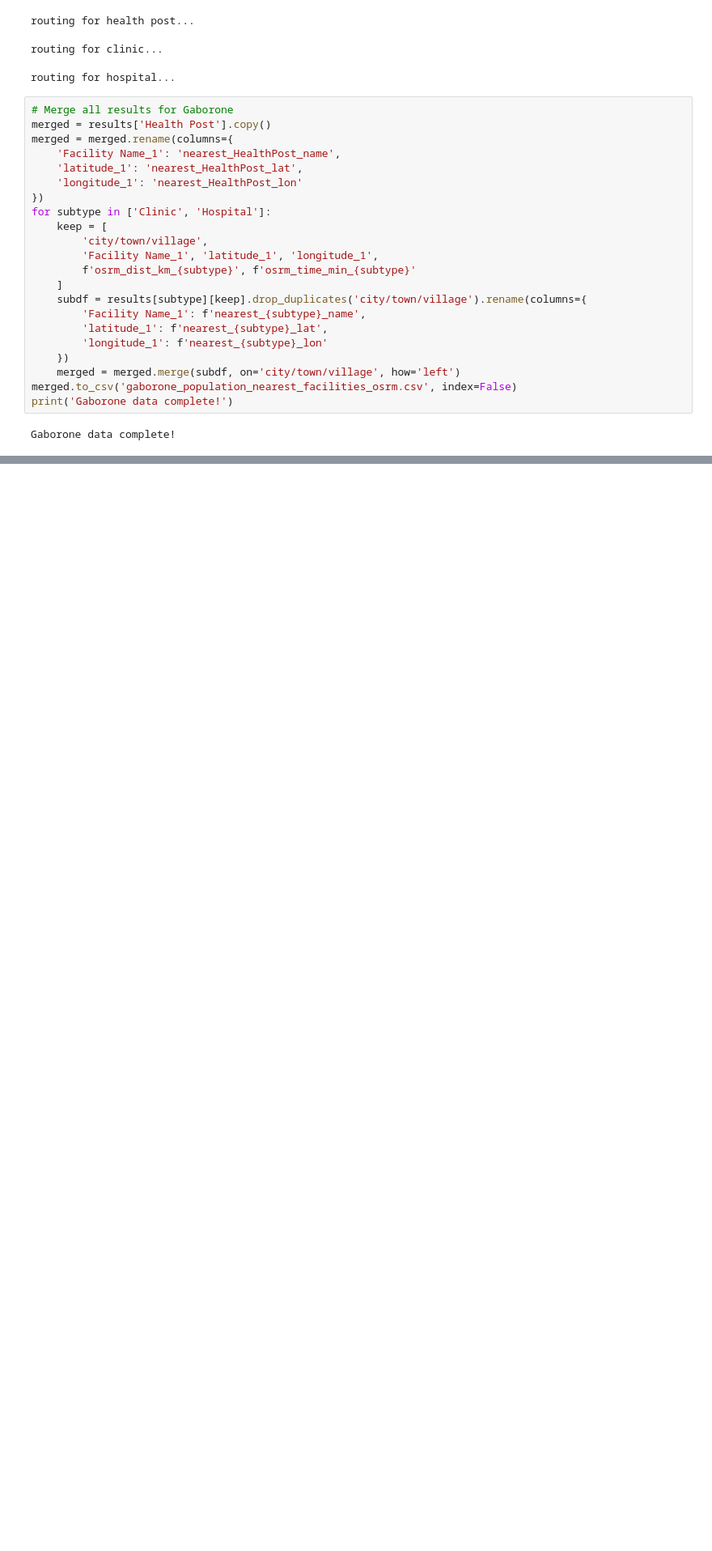
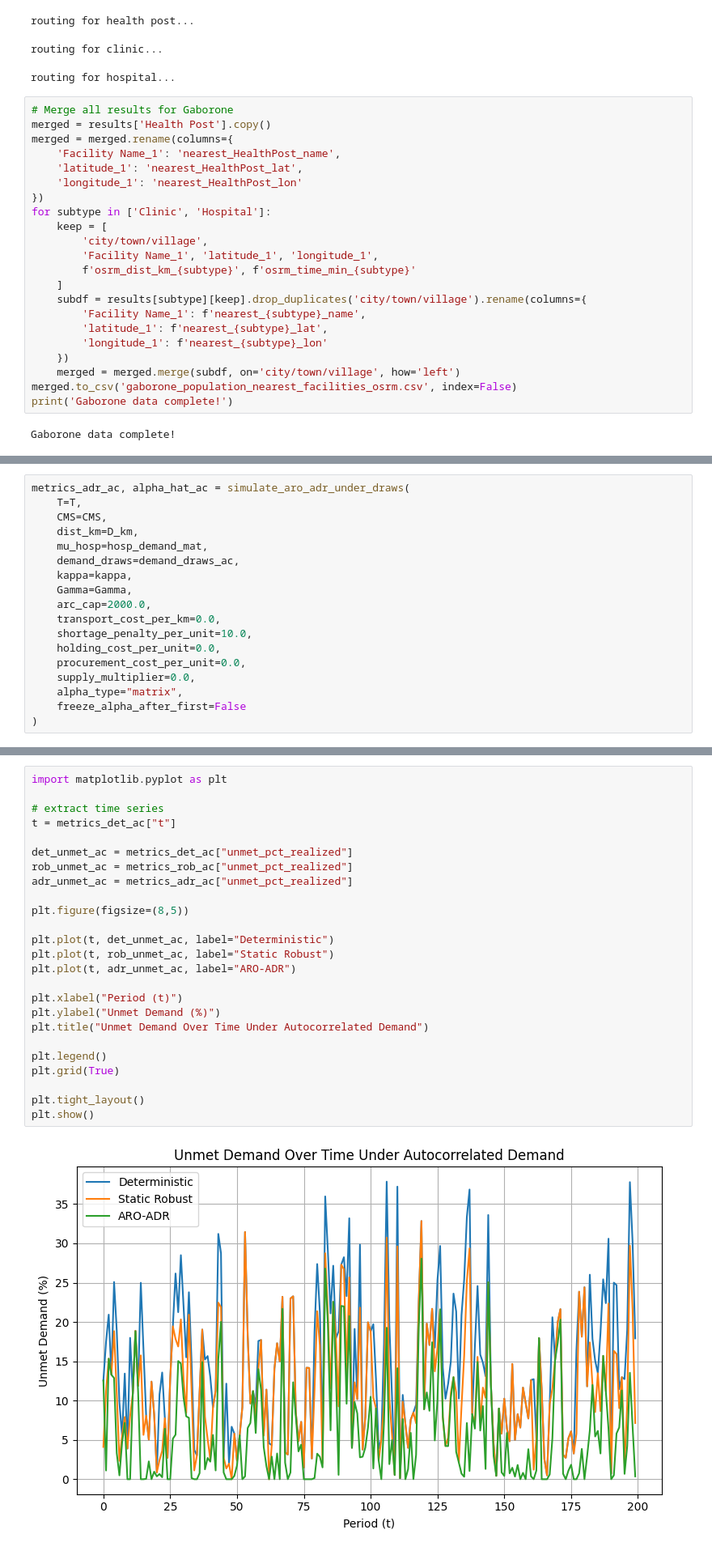
Before and after one commit to mistershilai/thesiscode2026, a Jupyter notebook: gaborone_test/gaborone_simulation.ipynb, the cells around one changed output, grey strips where cells are left out. Shown at 81% size. Drawn from its saved outputs; the diff is of its cells as text; blank space fills up the shorter version.

```diff
--- a/gaborone_test/gaborone_simulation.ipynb
+++ b/gaborone_test/gaborone_simulation.ipynb
@@ -1893,0 +3022,18 @@ First-stage cost (routing): $131.66
+# %%
+metrics_adr_ac, alpha_hat_ac = simulate_aro_adr_under_draws(
+    T=T,
+    CMS=CMS,
+    dist_km=D_km,
+    mu_hosp=hosp_demand_mat,
+    demand_draws=demand_draws_ac,
+    kappa=kappa,
+    Gamma=Gamma,
+    arc_cap=2000.0,
+    transport_cost_per_km=0.0,
+    shortage_penalty_per_unit=10.0,
+    holding_cost_per_unit=0.0,
+    procurement_cost_per_unit=0.0,
+    supply_multiplier=0.0,
+    alpha_type="matrix",
+    freeze_alpha_after_first=False
+)
@@ -1893,0 +3066,27 @@ First-stage cost (routing): $131.66
+# %%
+import matplotlib.pyplot as plt
+
+# extract time series
+t = metrics_det_ac["t"]
+
+det_unmet_ac = metrics_det_ac["unmet_pct_realized"]
+rob_unmet_ac = metrics_rob_ac["unmet_pct_realized"]
+adr_unmet_ac = metrics_adr_ac["unmet_pct_realized"]
+
+plt.figure(figsize=(8,5))
+
+plt.plot(t, det_unmet_ac, label="Deterministic")
+plt.plot(t, rob_unmet_ac, label="Static Robust")
+plt.plot(t, adr_unmet_ac, label="ARO-ADR")
+
+plt.xlabel("Period (t)")
+plt.ylabel("Unmet Demand (%)")
+plt.title("Unmet Demand Over Time Under Autocorrelated Demand")
+
+plt.legend()
+plt.grid(True)
+
+plt.tight_layout()
+plt.show()
+# %% [output]
+[figure, added]
```
Also changed, not shown: parts of 67 cells of this notebook, 33 other files.
